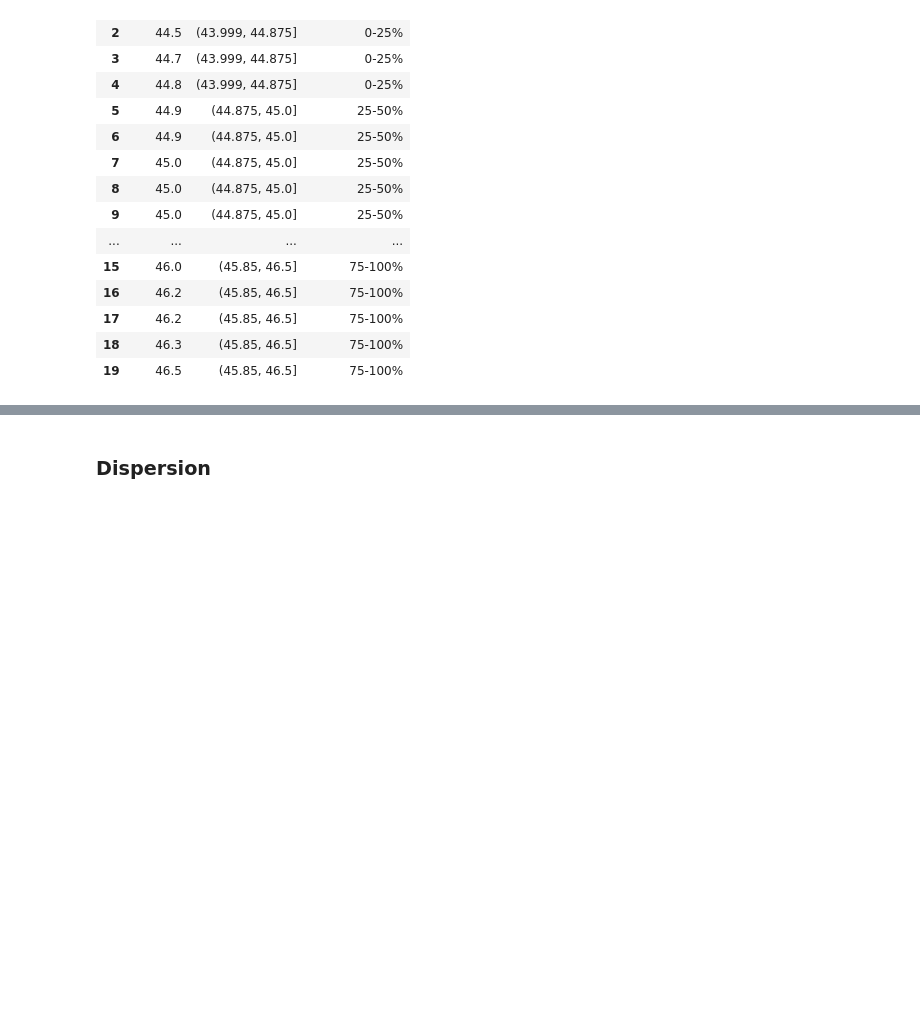
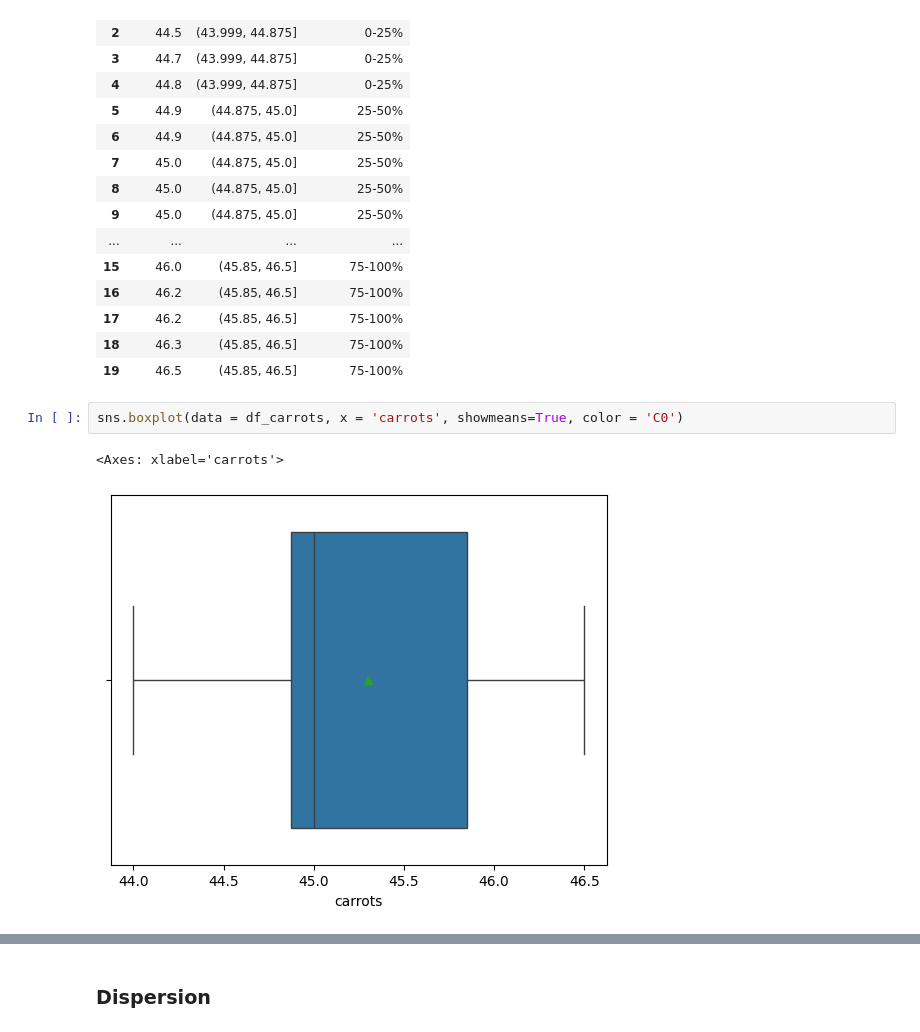
Before and after one commit to ErickVisone/DataScience, a Jupyter notebook: datascience/blood_donors.ipynb, the cells around one changed output, grey strips where cells are left out. Drawn from its saved outputs; the diff is of its cells as text; blank space fills up the shorter version.

Commit message:
boxplot update!

```diff
--- a/datascience/blood_donors.ipynb
+++ b/datascience/blood_donors.ipynb
@@ -522,3 +522,8 @@ df_carrots_ordered
 | 17 | 46.2 | (45.85, 46.5] | 75-100% |
 | 18 | 46.3 | (45.85, 46.5] | 75-100% |
 | 19 | 46.5 | (45.85, 46.5] | 75-100% |
+# %%
+sns.boxplot(data = df_carrots, x = 'carrots', showmeans=True, color = 'C0')
+# %% [output]
+<Axes: xlabel='carrots'>
+[figure, added]
```
Also changed, not shown: parts of 2 cells of this notebook.
